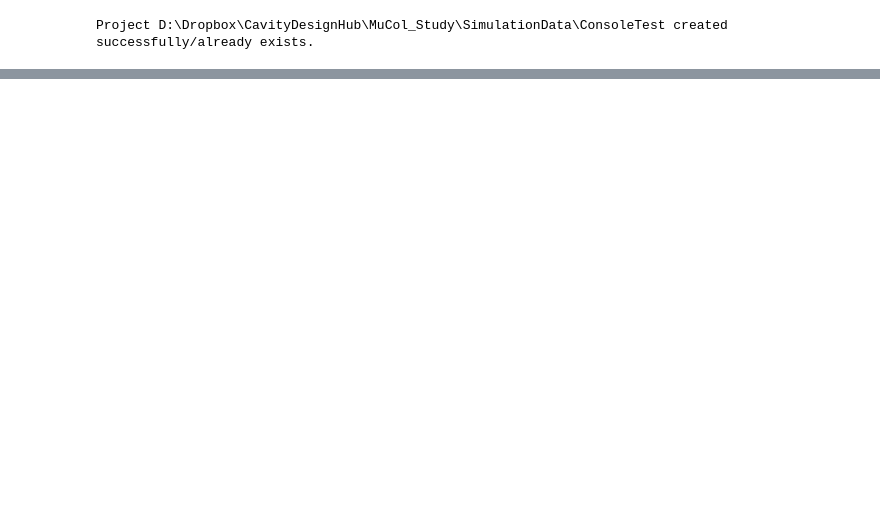
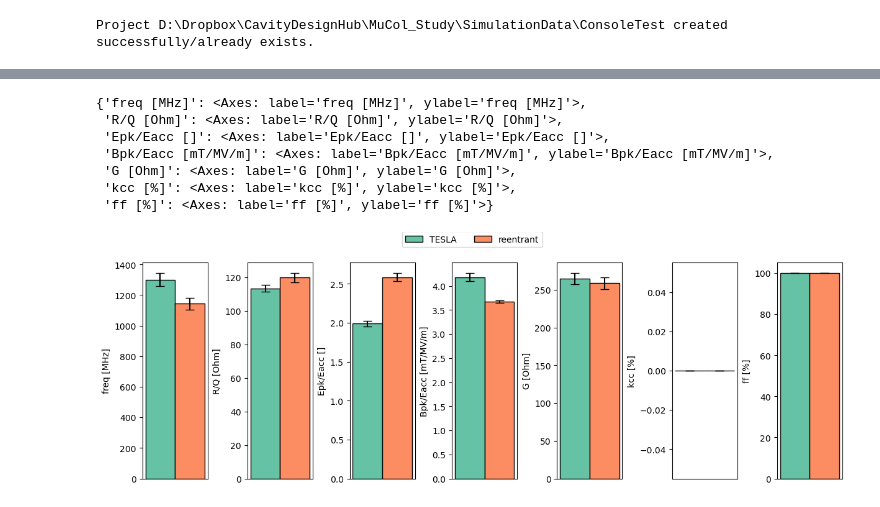
Before and after one commit to Dark-Elektron/cavsim2d, a Jupyter notebook: notebooks/Untitled1.ipynb, the cells around one changed output, grey strips where cells are left out. Cells and saved outputs as stored; diff of their text form; code cells hidden in the pictures; blank space fills up the shorter version.

```diff
--- a/notebooks/Untitled1.ipynb
+++ b/notebooks/Untitled1.ipynb
@@ -40,0 +13,34 @@ ax.set_yscale('log')
+# %%
+cavs = Cavities()
+cavs.save(project_folder='D:\Dropbox\CavityDesignHub\MuCol_Study\SimulationData\ConsoleTest')
+
+midcell = [42, 42, 12, 19, 35, 57.7, 103.353]
+tesla_mid_cell = Cavity(1, midcell, midcell, midcell, beampipe='none')
+
+shape_space = {'reentrant':
+                   {'IC': [53.58, 36.58, 8.08, 9.84, 35, 57.7, 110],
+                    'OC': [53.58, 36.58, 8.08, 9.84, 35, 57.7, 110],
+                    'OC_R': [53.58, 36.58, 8.08, 9.84, 35, 57.7, 110]
+                    }
+               }
+
+# create cavity
+shape = shape_space['reentrant']
+reentrant_mid_cell = Cavity(1, shape['IC'], shape['IC'], shape['IC'], beampipe='none')
+
+cavs.add_cavity([tesla_mid_cell, reentrant_mid_cell],
+                names=['TESLA', 'reentrant'],
+                plot_labels=['TESLA', 'reentrant'])
+
+uq_config = {
+    'option': True,
+    'variables': ['L', 'Req'],
+    'objectives': ["freq [MHz]", "R/Q [Ohm]", "Epk/Eacc []", "Bpk/Eacc [mT/MV/m]", "G [Ohm]", "kcc [%]", "ff [%]"],
+    'delta': [0.05, 0.05],
+    'method': ['Quadrature', 'Stroud3'],
+    'cell type': 'mid-cell',
+    'cell complexity': 'simplecell'
+}
+
+cavs.run_eigenmode(uq_config=uq_config)
+pp.pprint(cavs.uq_fm_results)
@@ -40,0 +65,11 @@ ax.set_yscale('log')
+# %%
+cavs.plot_compare_fm_bar(uq=True)
+# %% [output]
+{'freq [MHz]': <Axes: label='freq [MHz]', ylabel='freq [MHz]'>,
+ 'R/Q [Ohm]': <Axes: label='R/Q [Ohm]', ylabel='R/Q [Ohm]'>,
+ 'Epk/Eacc []': <Axes: label='Epk/Eacc []', ylabel='Epk/Eacc []'>,
+ 'Bpk/Eacc [mT/MV/m]': <Axes: label='Bpk/Eacc [mT/MV/m]', ylabel='Bpk/Eacc [mT/MV/m]'>,
+ 'G [Ohm]': <Axes: label='G [Ohm]', ylabel='G [Ohm]'>,
+ 'kcc [%]': <Axes: label='kcc [%]', ylabel='kcc [%]'>,
+ 'ff [%]': <Axes: label='ff [%]', ylabel='ff [%]'>}
+[figure, added]
```
Also changed, not shown: parts of 6 cells of this notebook, 5 other files.
